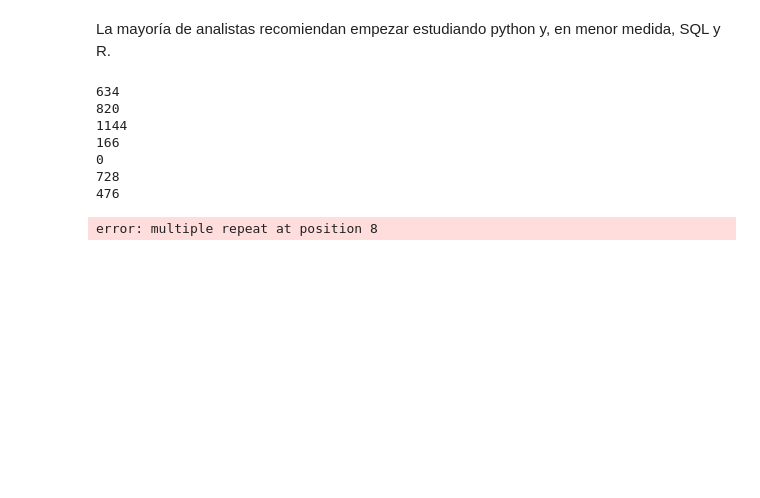
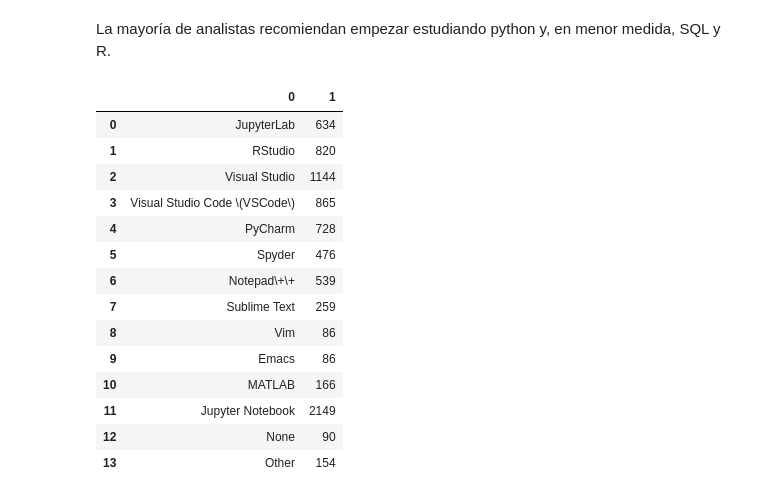
Before and after one commit to Adalab/project-da-promo-d-modulo-2-team-4, a Jupyter notebook: exploracion/limpieza de columnas.ipynb, the cells around one changed output. Saved outputs shown, nothing was run; the diff lists cells and outputs as text; code cells hidden in the pictures; blank space fills up the shorter version.

```diff
--- a/exploracion/limpieza de columnas.ipynb
+++ b/exploracion/limpieza de columnas.ipynb
@@ -290,24 +290,35 @@ sns.countplot(x= df_data["Q8"], data = df_data)
 # %% [markdown]
 La mayoría de analistas recomiendan empezar estudiando python y, en menor medida, SQL y R.
 # %%
-lista_entornos = ["JupyterLab", "RStudio", "Visual Studio", "Visual Studio Code (VSCode)", "PyCharm", "Spyder", "Notepad++", "Sublime Text",
+lista_entornos = ["JupyterLab", "RStudio", "Visual Studio", "Visual Studio Code \(VSCode\)", "PyCharm", "Spyder", "Notepad\+\+", "Sublime Text",
                   "Vim", "Emacs", "MATLAB", "Jupyter Notebook", "None","Other"]
 # %%
 def entornos(columna,lista):
     valores = []
     for elemento in lista:
         valor = columna.str.contains(elemento, regex = True).sum()
-        print(valor)
-        #valores.append(valor)
-    #return valores
+        valores.append(valor)
+    return valores
 # %%
 valores_entornos = entornos(df_data["Q9"], lista_entornos)
-# %% [output]
-634
-820
-1144
-166
-0
-728
-476
-error: multiple repeat at position 8
+# %%
+lista_entornos_usados = lista_entornos , valores_entornos
+# %%
+df_entornos = pd.DataFrame(lista_entornos_usados).T
+df_entornos
+# %% [output]
+|  | 0 | 1 |
+| 0 | JupyterLab | 634 |
+| 1 | RStudio | 820 |
+| 2 | Visual Studio | 1144 |
+| 3 | Visual Studio Code \(VSCode\) | 865 |
+| 4 | PyCharm | 728 |
+| 5 | Spyder | 476 |
+| 6 | Notepad\+\+ | 539 |
+| 7 | Sublime Text | 259 |
+| 8 | Vim | 86 |
+| 9 | Emacs | 86 |
+| 10 | MATLAB | 166 |
+| 11 | Jupyter Notebook | 2149 |
+| 12 | None | 90 |
+| 13 | Other | 154 |
```
Also changed, not shown: parts of 5 cells of this notebook.
